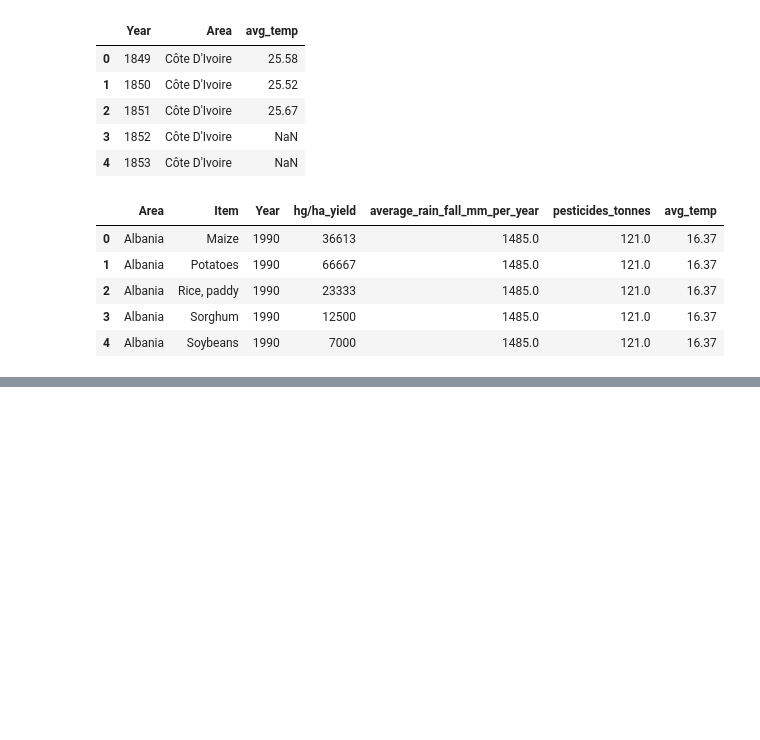
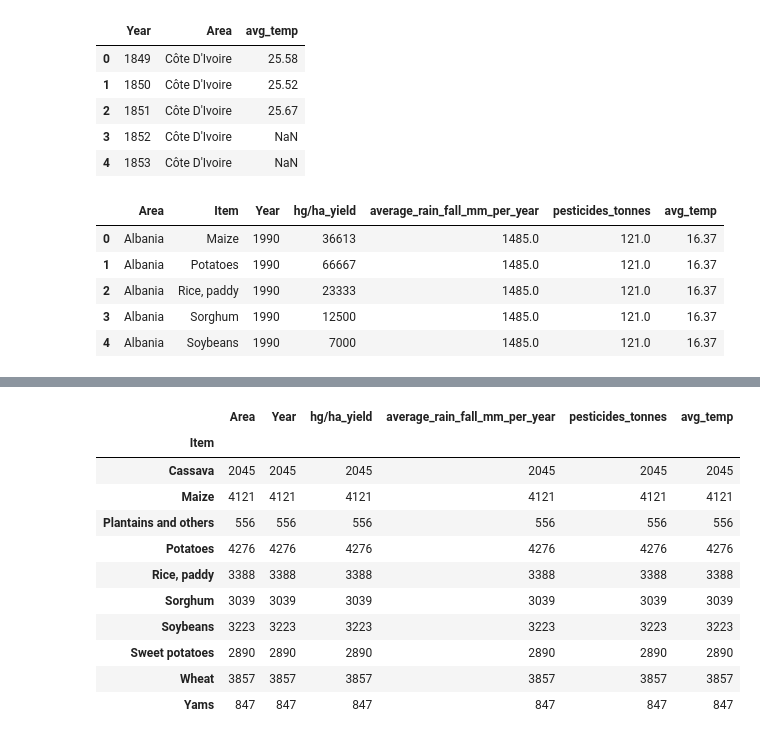
Before and after one commit to ProsperChihimba/hands-on-ml-projects, a Jupyter notebook: Crop_yield.ipynb, the cells around one changed output, grey strips where cells are left out. Drawn from its saved outputs; the diff is of its cells as text; code cells hidden in the pictures; blank space fills up the shorter version.

```diff
--- a/Crop_yield.ipynb
+++ b/Crop_yield.ipynb
@@ -261,0 +289,15 @@ yield_df.head()
+# %%
+yield_df.groupby('Item').count()
+# %% [output]
+|  | Area | Year | hg/ha_yield | average_rain_fall_mm_per_year | pesticides_tonnes | avg_temp |
+| Item |  |  |  |  |  |  |
+| Cassava | 2045 | 2045 | 2045 | 2045 | 2045 | 2045 |
+| Maize | 4121 | 4121 | 4121 | 4121 | 4121 | 4121 |
+| Plantains and others | 556 | 556 | 556 | 556 | 556 | 556 |
+| Potatoes | 4276 | 4276 | 4276 | 4276 | 4276 | 4276 |
+| Rice, paddy | 3388 | 3388 | 3388 | 3388 | 3388 | 3388 |
+| Sorghum | 3039 | 3039 | 3039 | 3039 | 3039 | 3039 |
+| Soybeans | 3223 | 3223 | 3223 | 3223 | 3223 | 3223 |
+| Sweet potatoes | 2890 | 2890 | 2890 | 2890 | 2890 | 2890 |
+| Wheat | 3857 | 3857 | 3857 | 3857 | 3857 | 3857 |
+| Yams | 847 | 847 | 847 | 847 | 847 | 847 |
```
Also changed, not shown: parts of 9 cells of this notebook.
